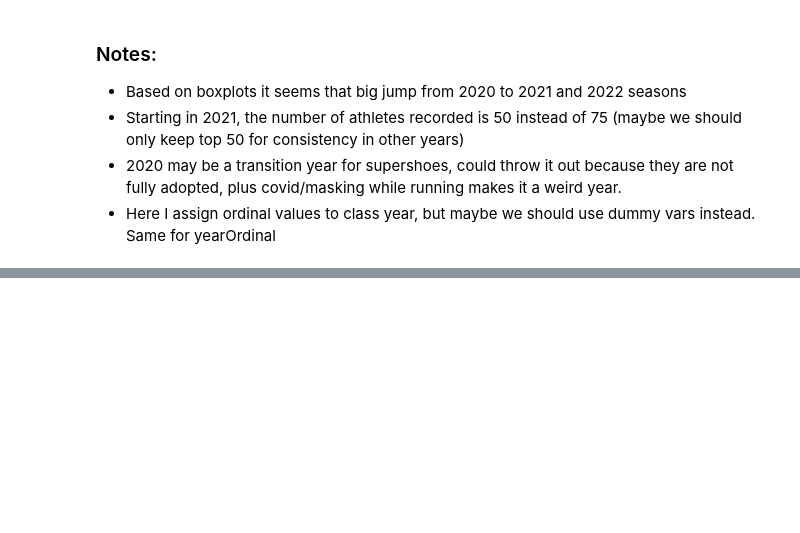
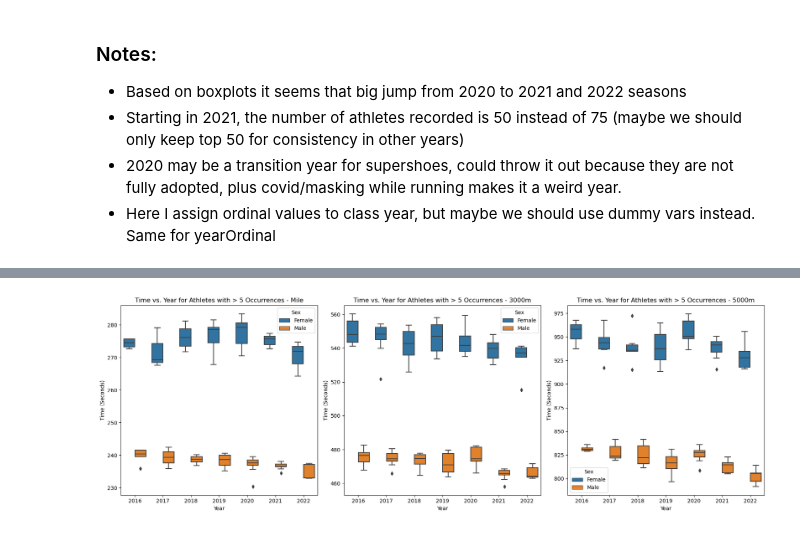
Before and after one commit to laestrada/super_shoe_project, a Jupyter notebook: eda.ipynb, the cells around one changed output, grey strips where cells are left out. Cells and saved outputs as stored; diff of their text form; code cells hidden in the pictures; blank space fills up the shorter version.

```diff
--- a/eda.ipynb
+++ b/eda.ipynb
@@ -210,0 +220,7 @@ Equation for gender 1: Time_seconds = 820.47 + (-13.87)*supershoes + (-1.023)*ye
+# %%
+# I wanted to look at duplicates of one person
+data[['Last Name', 'First Name']] = data['Athlete'].str.split(', ', expand=True)
+
+name_counts = data['Athlete'].value_counts()
+
+print(name_counts)
@@ -210,0 +241,29 @@ Equation for gender 1: Time_seconds = 820.47 + (-13.87)*supershoes + (-1.023)*ye
+# %%
+# Filter names with more than 5 occurrences
+popular_names = name_counts[name_counts > 5].index
+popular_names_data = data[data['Athlete'].isin(popular_names)]
+
+# Define events and corresponding data
+mile_data = popular_names_data[popular_names_data['dummy_mile']]
+m3000m_data = popular_names_data[popular_names_data['dummy_3000m']]
+m5000m_data = popular_names_data[popular_names_data['dummy_5000m']]
+
+events = [('Mile', mile_data), ('3000m', m3000m_data), ('5000m', m5000m_data)]
+
+fig, axes = plt.subplots(1, 3, figsize=(18, 6))
+
+for ax, (event, event_data) in zip(axes, events):
+    plot = sns.boxplot(data=event_data, x='year', y='Time_seconds', hue='gender', ax=ax)
+
+    plot.set_xlabel('Year')
+    plot.set_ylabel('Time (Seconds)')
+    plot.set_title(f'Time vs. Year for Athletes with > 5 Occurrences - {event}')
+    plot.legend_.texts[1].set_text('Male')
+    plot.legend_.texts[0].set_text('Female')
+    plot.legend_.set_title('Sex')
+
+
+plt.tight_layout()
+plt.show()
+# %% [output]
+[figure, added]
```
Also changed, not shown: parts of 13 cells of this notebook.
